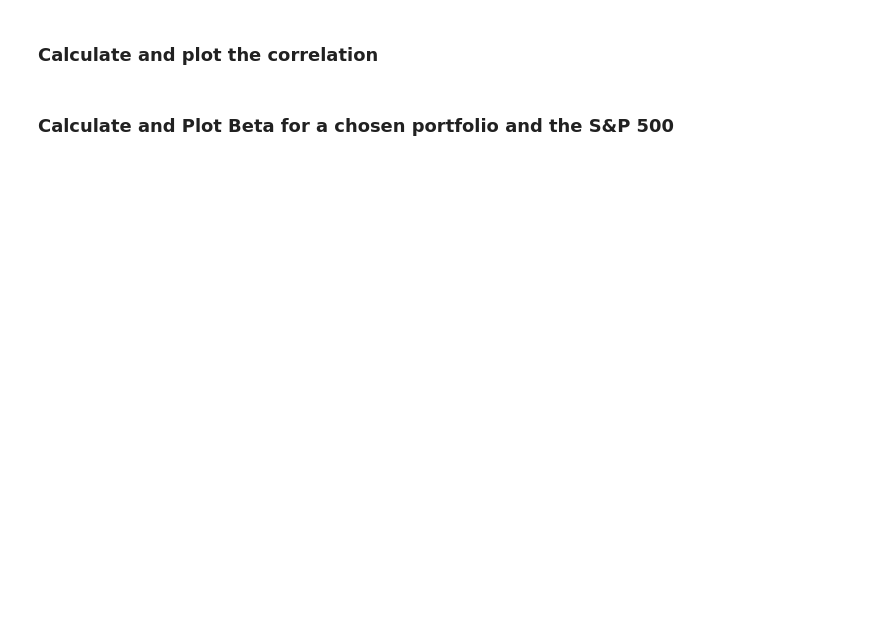
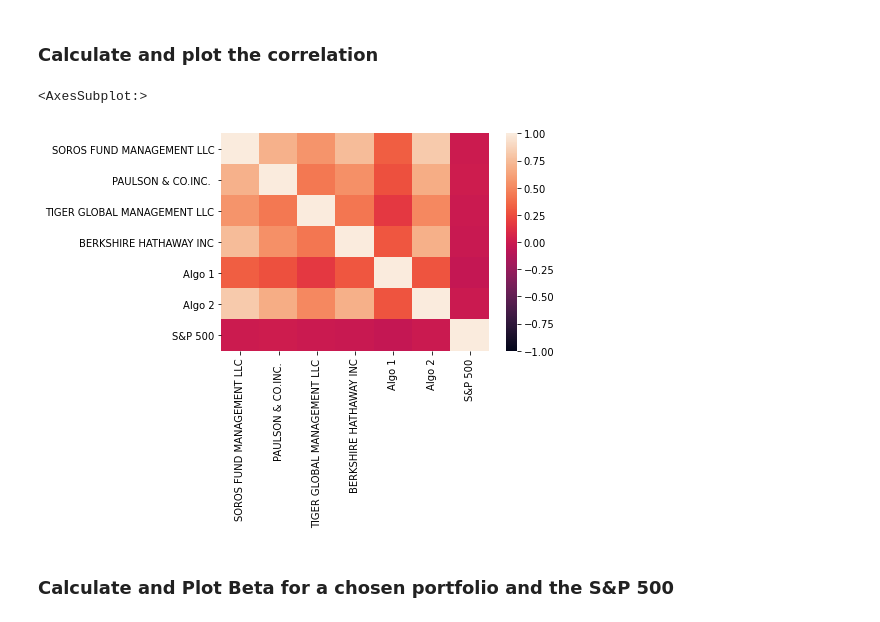
Before and after one commit to Wil-bro0824/A_Whale_Off_PortFolio, a Jupyter notebook: whale_analysis.ipynb, the cells around one changed output. Saved outputs shown, nothing was run; the diff lists cells and outputs as text; code cells hidden in the pictures; blank space fills up the shorter version.

```diff
--- a/whale_analysis.ipynb
+++ b/whale_analysis.ipynb
@@ -266,8 +276,12 @@ Risk changes over time. Analyze the rolling statistics for Risk and Beta.
 ### Calculate and plot the correlation
 # %%
 # Calculate the correlation
-
+sp500_corr = pd.DataFrame(portfolio_returns_df.corr()).loc[:,"S&P 500"]
 # Display de correlation matrix
+sns.heatmap(portfolio_returns_df.corr(), vmin=-1, vmax=1)
+# %% [output]
+<AxesSubplot:>
+[figure, added]
 # %% [markdown]
 ### Calculate and Plot Beta for a chosen portfolio and the S&P 500
 # %%
```
Also changed, not shown: parts of 17 cells of this notebook.
